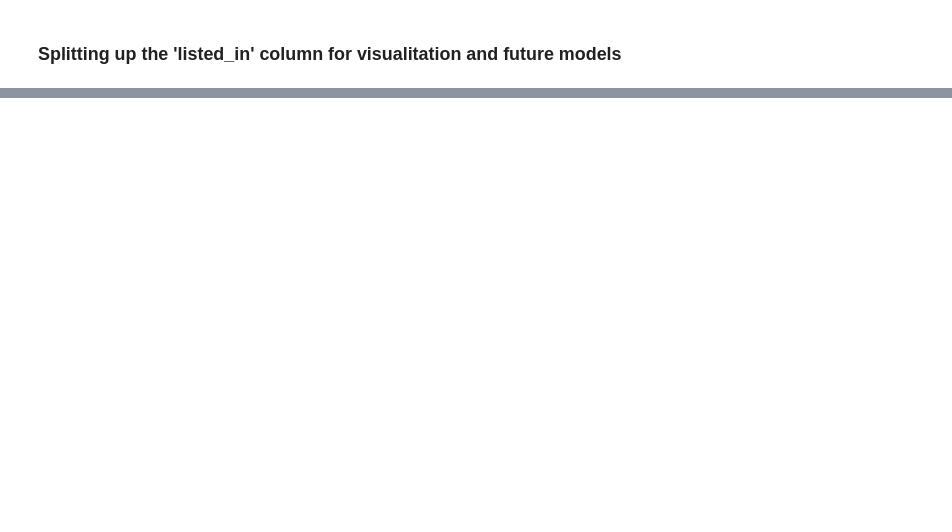
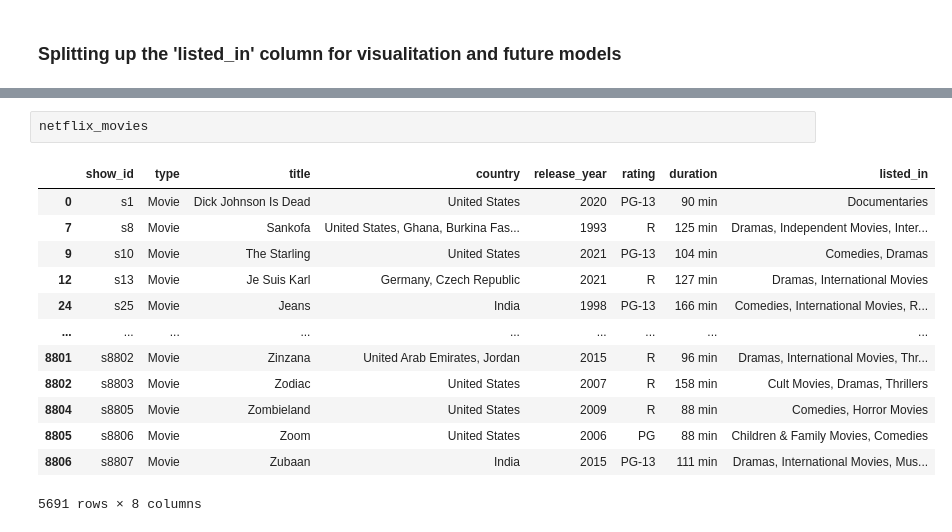
Before and after one commit to Nick-Pleva/Data-Science-Pinnacle-Project, a Jupyter notebook: final_project.ipynb, the cells around one changed output, grey strips where cells are left out. Cells and saved outputs as stored; diff of their text form; blank space fills up the shorter version.

```diff
--- a/final_project.ipynb
+++ b/final_project.ipynb
@@ -254,0 +276,16 @@ Question: Is their a correlation between the rating of a movie and both its titl
+# %%
+netflix_movies
+# %% [output]
+|  | show_id | type | title | country | release_year | rating | duration | listed_in |
+| 0 | s1 | Movie | Dick Johnson Is Dead | United States | 2020 | PG-13 | 90 min | Documentaries |
+| 7 | s8 | Movie | Sankofa | United States, Ghana, Burkina Fas... | 1993 | R | 125 min | Dramas, Independent Movies, Inter... |
+| 9 | s10 | Movie | The Starling | United States | 2021 | PG-13 | 104 min | Comedies, Dramas |
+| 12 | s13 | Movie | Je Suis Karl | Germany, Czech Republic | 2021 | R | 127 min | Dramas, International Movies |
+| 24 | s25 | Movie | Jeans | India | 1998 | PG-13 | 166 min | Comedies, International Movies, R... |
+| ... | ... | ... | ... | ... | ... | ... | ... | ... |
+| 8801 | s8802 | Movie | Zinzana | United Arab Emirates, Jordan | 2015 | R | 96 min | Dramas, International Movies, Thr... |
+| 8802 | s8803 | Movie | Zodiac | United States | 2007 | R | 158 min | Cult Movies, Dramas, Thrillers |
+| 8804 | s8805 | Movie | Zombieland | United States | 2009 | R | 88 min | Comedies, Horror Movies |
+| 8805 | s8806 | Movie | Zoom | United States | 2006 | PG | 88 min | Children & Family Movies, Comedies |
+| 8806 | s8807 | Movie | Zubaan | India | 2015 | PG-13 | 111 min | Dramas, International Movies, Mus... |
+5691 rows × 8 columns
```
Also changed, not shown: parts of 5 cells of this notebook.
